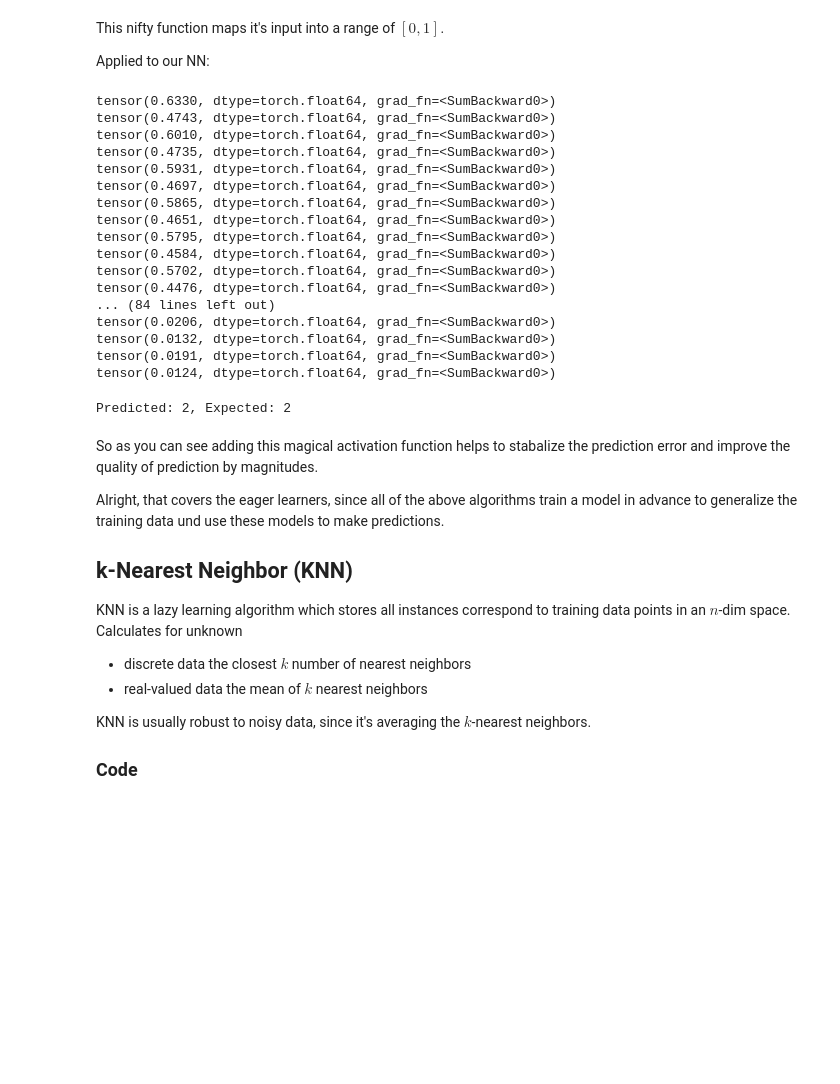
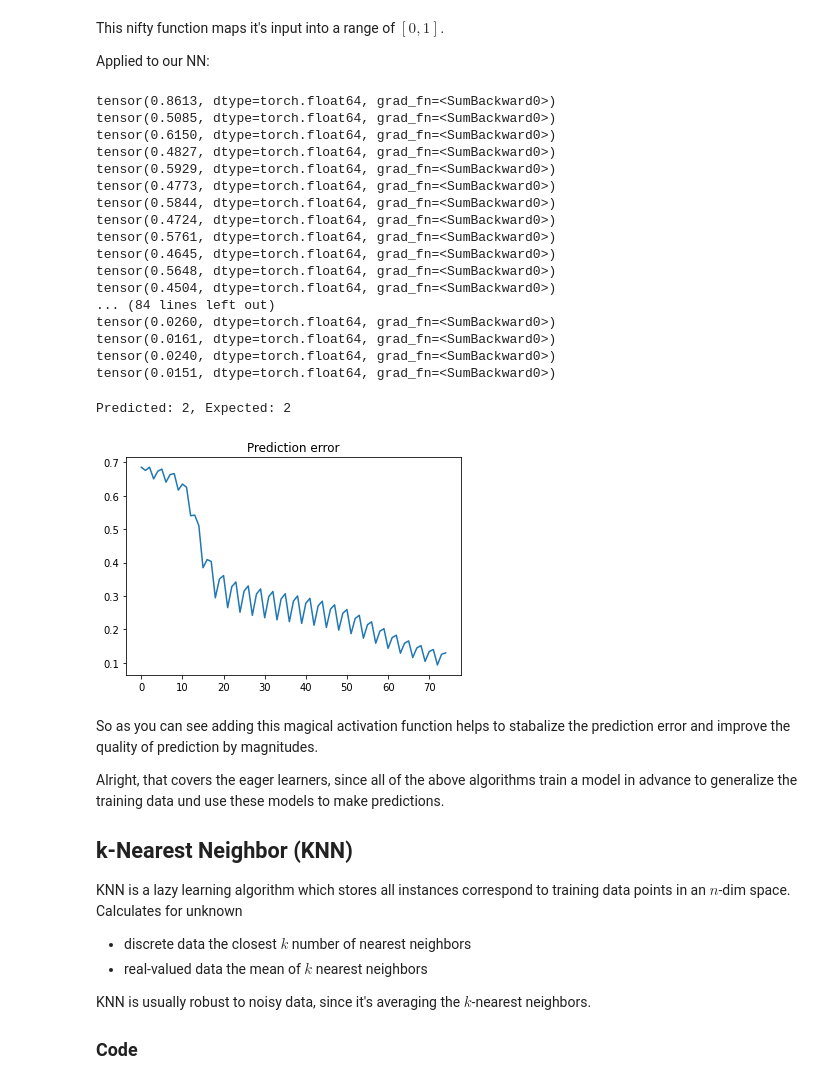
Before and after one commit to philipp-zettl/ml-roadmap, a Jupyter notebook: Machine_Learning/Supervised_Learning/Classification.ipynb, the cells around one changed output. Cells and saved outputs as stored; diff of their text form; code cells hidden in the pictures; blank space fills up the shorter version.

```diff
--- a/Machine_Learning/Supervised_Learning/Classification.ipynb
+++ b/Machine_Learning/Supervised_Learning/Classification.ipynb
@@ -422,6 +435,7 @@ layer3 = torch.nn.Linear(layer2_out, final_out, dtype=float)
 layer3(layer2(layer1(torch.tensor(X_test[5], dtype=float))))
 optim = torch.optim.SGD([*layer1.parameters(), *layer2.parameters(), *layer3.parameters()], lr=0.1)
 # %%
+errors = []
 for epoch in range(50):
   for i in range(len(torch_y_train)):
     optim.zero_grad()
@@ -432,27 +446,29 @@ for epoch in range(50):
 
     error = torch.sum((output.view(-1) - torch_y_train[i]) ** 2)
     error.backward()
+
+    errors.append(error)
     if i % 50 == 0:
       print(error)
     optim.step()
 # %% [output]
-tensor(0.6330, dtype=torch.float64, grad_fn=<SumBackward0>)
-tensor(0.4743, dtype=torch.float64, grad_fn=<SumBackward0>)
-tensor(0.6010, dtype=torch.float64, grad_fn=<SumBackward0>)
-tensor(0.4735, dtype=torch.float64, grad_fn=<SumBackward0>)
-tensor(0.5931, dtype=torch.float64, grad_fn=<SumBackward0>)
-tensor(0.4697, dtype=torch.float64, grad_fn=<SumBackward0>)
-tensor(0.5865, dtype=torch.float64, grad_fn=<SumBackward0>)
-tensor(0.4651, dtype=torch.float64, grad_fn=<SumBackward0>)
-tensor(0.5795, dtype=torch.float64, grad_fn=<SumBackward0>)
-tensor(0.4584, dtype=torch.float64, grad_fn=<SumBackward0>)
-tensor(0.5702, dtype=torch.float64, grad_fn=<SumBackward0>)
-tensor(0.4476, dtype=torch.float64, grad_fn=<SumBackward0>)
+tensor(0.8613, dtype=torch.float64, grad_fn=<SumBackward0>)
+tensor(0.5085, dtype=torch.float64, grad_fn=<SumBackward0>)
+tensor(0.6150, dtype=torch.float64, grad_fn=<SumBackward0>)
+tensor(0.4827, dtype=torch.float64, grad_fn=<SumBackward0>)
+tensor(0.5929, dtype=torch.float64, grad_fn=<SumBackward0>)
+tensor(0.4773, dtype=torch.float64, grad_fn=<SumBackward0>)
+tensor(0.5844, dtype=torch.float64, grad_fn=<SumBackward0>)
+tensor(0.4724, dtype=torch.float64, grad_fn=<SumBackward0>)
+tensor(0.5761, dtype=torch.float64, grad_fn=<SumBackward0>)
+tensor(0.4645, dtype=torch.float64, grad_fn=<SumBackward0>)
+tensor(0.5648, dtype=torch.float64, grad_fn=<SumBackward0>)
+tensor(0.4504, dtype=torch.float64, grad_fn=<SumBackward0>)
 ... (84 lines left out)
-tensor(0.0206, dtype=torch.float64, grad_fn=<SumBackward0>)
-tensor(0.0132, dtype=torch.float64, grad_fn=<SumBackward0>)
-tensor(0.0191, dtype=torch.float64, grad_fn=<SumBackward0>)
-tensor(0.0124, dtype=torch.float64, grad_fn=<SumBackward0>)
+tensor(0.0260, dtype=torch.float64, grad_fn=<SumBackward0>)
+tensor(0.0161, dtype=torch.float64, grad_fn=<SumBackward0>)
+tensor(0.0240, dtype=torch.float64, grad_fn=<SumBackward0>)
+tensor(0.0151, dtype=torch.float64, grad_fn=<SumBackward0>)
 # %%
 prediction = torch.sigmoid(layer3(torch.sigmoid(layer2(torch.sigmoid(layer1(torch.tensor(X_test[5])))))))
 expected = y_test[5]
@@ -460,6 +476,12 @@ expected = y_test[5]
 print(f'Predicted: {torch.argmax(prediction)}, Expected: {expected}')
 # %% [output]
 Predicted: 2, Expected: 2
+# %%
+plt.title('Prediction error')
+plt.plot(avg_error(errors))
+plt.show()
+# %% [output]
+[figure, added]
 # %% [markdown]
 So as you can see adding this magical activation function helps to stabalize the prediction error and improve the quality of prediction by magnitudes.
 
```
Also changed, not shown: parts of 18 cells of this notebook.
